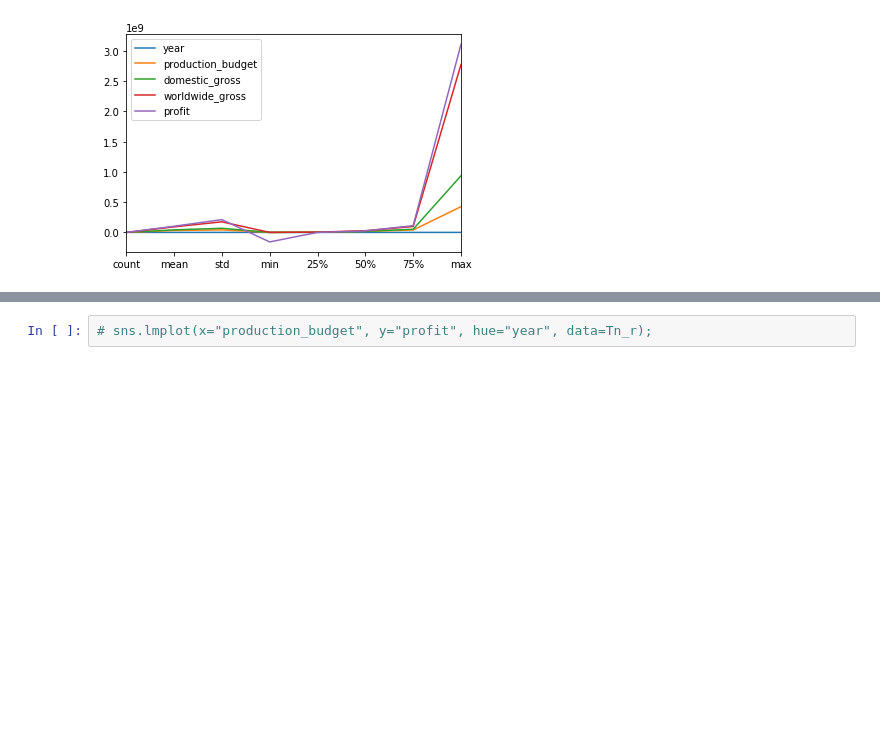
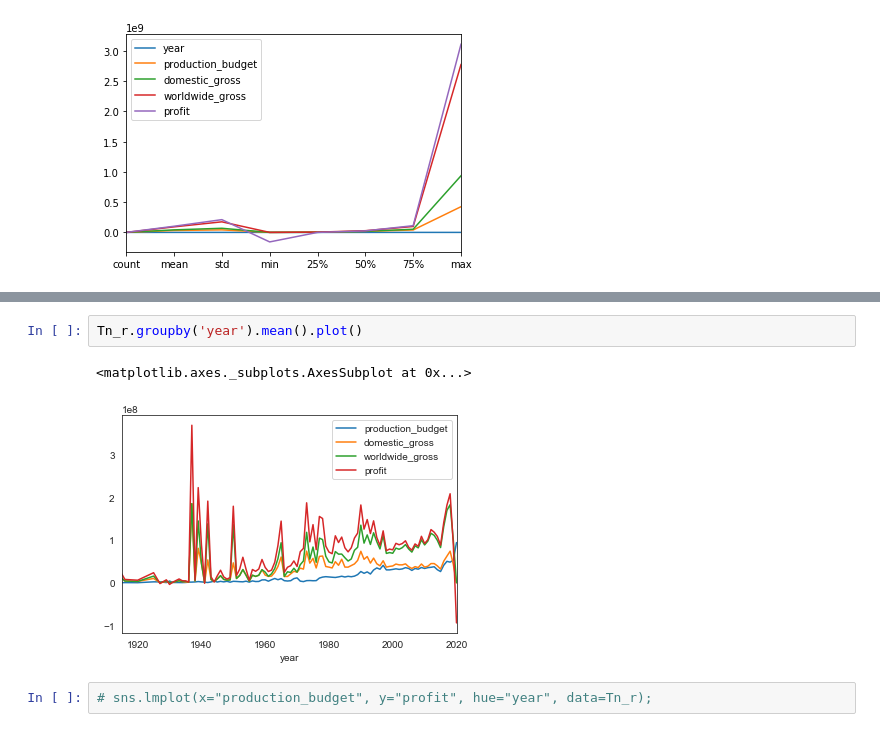
Before and after one commit to ksis1st/Project_MS_Studio, a Jupyter notebook: Project_MS_Studio.ipynb, the cells around one changed output, grey strips where cells are left out. Drawn from its saved outputs; the diff is of its cells as text; blank space fills up the shorter version.

```diff
--- a/Project_MS_Studio.ipynb
+++ b/Project_MS_Studio.ipynb
@@ -1872,3 +1877,8 @@ Tn_r.describe().plot()
+# %%
+Tn_r.groupby('year').mean().plot()
+# %% [output]
+<matplotlib.axes._subplots.AxesSubplot at 0x...>
+[figure, added]
 # %%
 # sns.lmplot(x="production_budget", y="profit", hue="year", data=Tn_r);
 # %%
```
Also changed, not shown: parts of 16 cells of this notebook, 12 other files.
